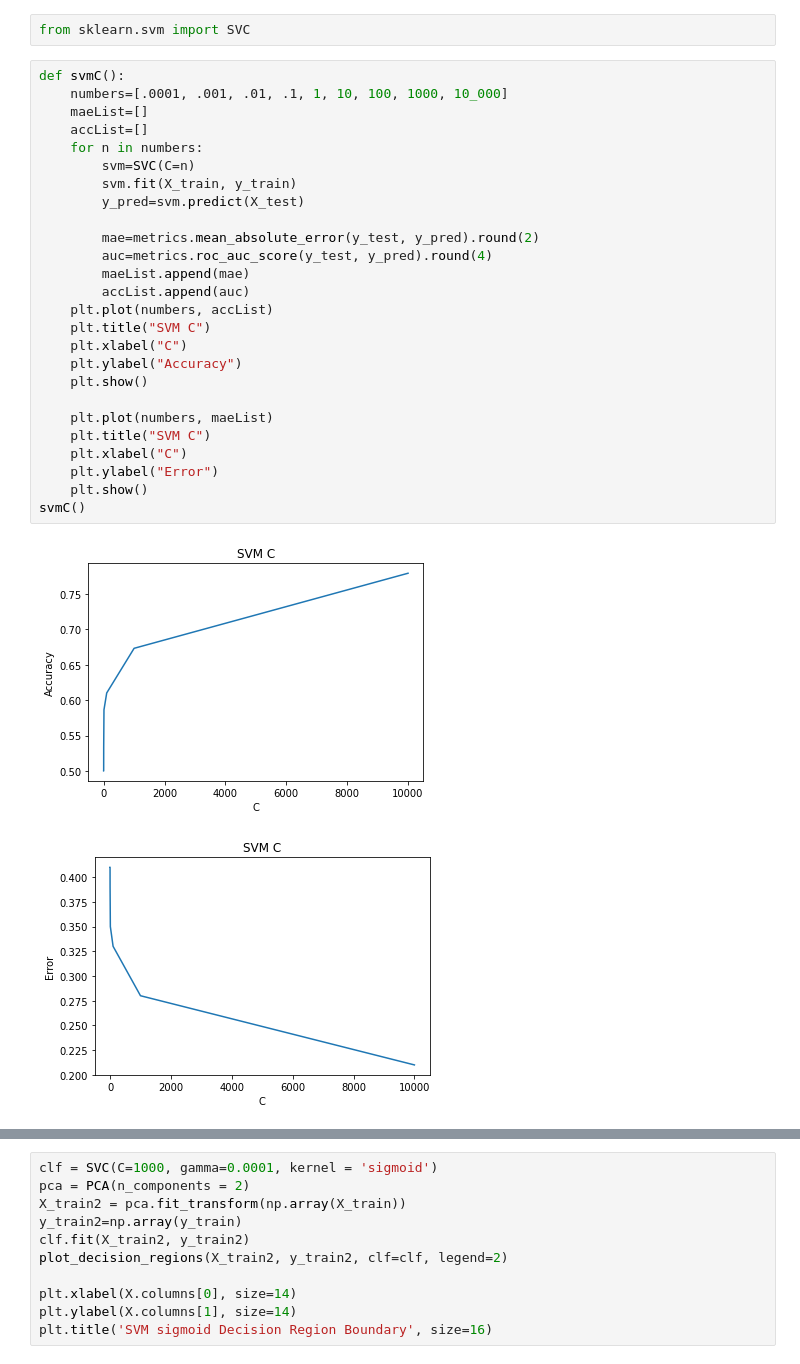
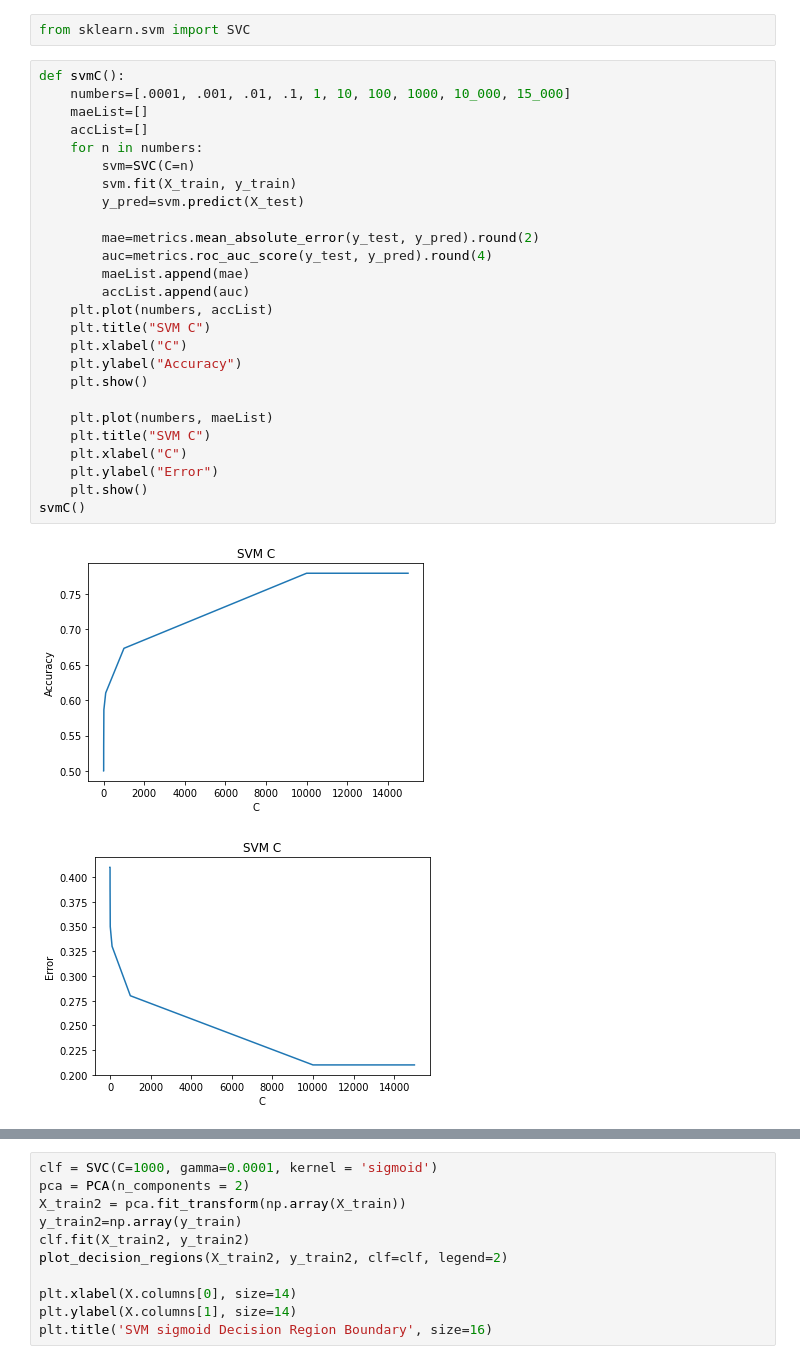
Before and after one commit to ScottySchmidt/MachineLearning, a Jupyter notebook: svmKnnGrid.ipynb, the cells around one changed output, grey strips where cells are left out. Cells and saved outputs as stored; diff of their text form.

```diff
--- a/svmKnnGrid.ipynb
+++ b/svmKnnGrid.ipynb
@@ -274,32 +274,32 @@ The best parameters from tunning SVM is SVC(C=1000, gamma=0.0001).
 from sklearn.svm import SVC
 # %%
 def svmC():
-    numbers=[.0001, .001, .01, .1, 1, 10, 100, 1000, 10_000]
+    numbers=[.0001, .001, .01, .1, 1, 10, 100, 1000, 10_000, 15_000]
     maeList=[]
     accList=[]
     for n in numbers:
         svm=SVC(C=n)
         svm.fit(X_train, y_train)
         y_pred=svm.predict(X_test)
 
         mae=metrics.mean_absolute_error(y_test, y_pred).round(2)
         auc=metrics.roc_auc_score(y_test, y_pred).round(4)
         maeList.append(mae)
         accList.append(auc)
     plt.plot(numbers, accList)
     plt.title("SVM C")
     plt.xlabel("C")
     plt.ylabel("Accuracy")
     plt.show()
 
     plt.plot(numbers, maeList)
     plt.title("SVM C")
     plt.xlabel("C")
     plt.ylabel("Error")
     plt.show()
 svmC()
 # %% [output]
-[figure, old version]
+[figure, new version]
-[figure, old version]
+[figure, new version]
 # %%
 def svmGamma():
```
Also changed, not shown: parts of 7 cells of this notebook.
